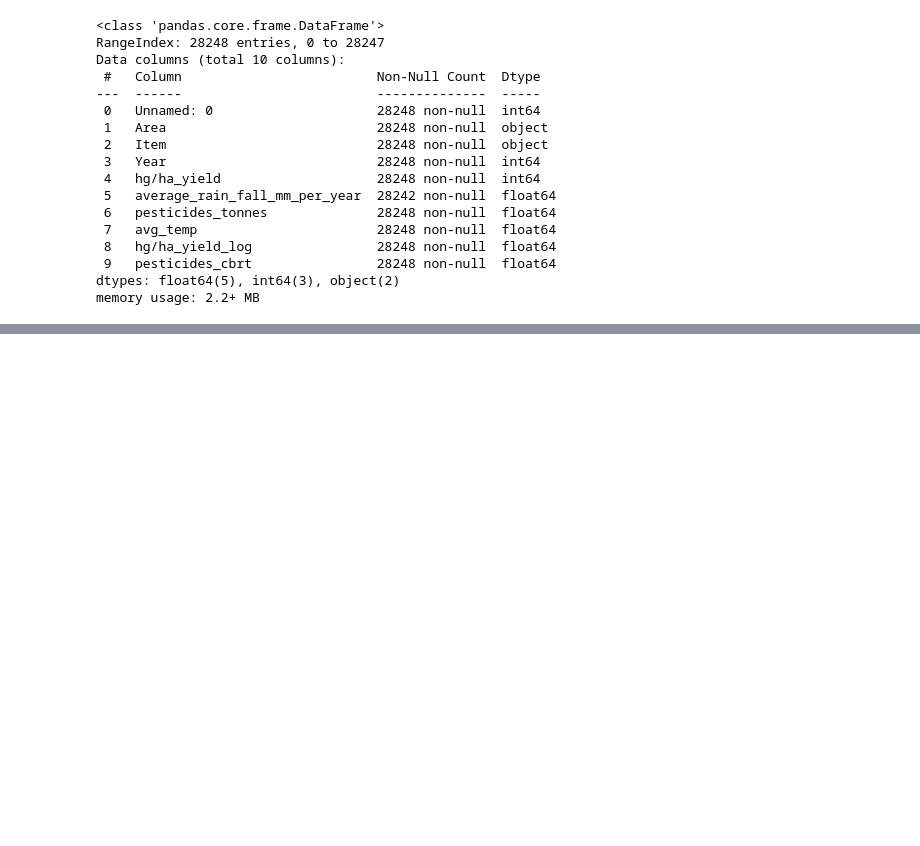
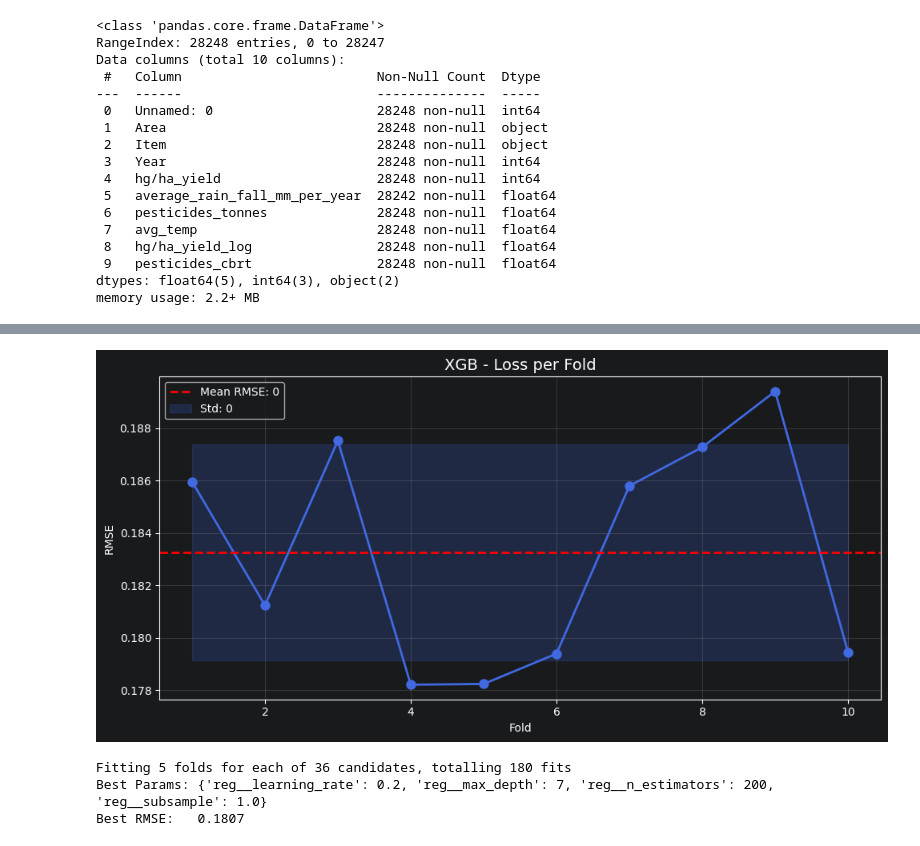
Before and after one commit to Mouryagna/Crop-Yield, a Jupyter notebook: Notebooks/train.ipynb, the cells around one changed output, grey strips where cells are left out. Saved outputs shown, nothing was run; the diff lists cells and outputs as text; code cells hidden in the pictures; blank space fills up the shorter version.

```diff
--- a/Notebooks/train.ipynb
+++ b/Notebooks/train.ipynb
@@ -45,0 +333,60 @@ x_train,x_test,y_train,y_test=train_test_split(x,y,test_size=0.2,random_state=42
+# %%
+from sklearn.model_selection import cross_val_score,KFold
+import matplotlib.pyplot as plt
+
+kf = KFold(n_splits=10, shuffle=True, random_state=42)
+
+scores = cross_val_score(
+    model3, x_train, y_train,
+    cv=kf,
+    scoring='neg_mean_squared_error'
+)
+rmse_scores = np.sqrt(-scores)
+
+plt.figure(figsize=(10, 5))
+plt.plot(range(1, 11), rmse_scores, marker='o',
+         color='royalblue', linewidth=2, markersize=8)
+plt.axhline(y=rmse_scores.mean(), color='red',
+            linestyle='--', linewidth=2,
+            label=f'Mean RMSE: {rmse_scores.mean():,.0f}')
+plt.fill_between(range(1, 11),
+                 rmse_scores.mean() - rmse_scores.std(),
+                 rmse_scores.mean() + rmse_scores.std(),
+                 alpha=0.2, color='royalblue',
+                 label=f'Std: {rmse_scores.std():,.0f}')
+plt.title('XGB - Loss per Fold', fontsize=14)
+plt.xlabel('Fold')
+plt.ylabel('RMSE')
+plt.legend()
+plt.grid(True, alpha=0.3)
+plt.tight_layout()
+plt.show()
+# %% [output]
+[figure, added]
+# %%
+from sklearn.model_selection import GridSearchCV
+
+param_grid = {
+    'reg__n_estimators': [100, 200],
+    'reg__max_depth': [3, 5, 7],
+    'reg__learning_rate': [0.01, 0.1, 0.2],
+    'reg__subsample': [0.8, 1.0]
+}
+
+grid_search = GridSearchCV(
+    model3,
+    param_grid,
+    cv=5,
+    scoring='neg_mean_squared_error',
+    n_jobs=-1,
+    verbose=1
+)
+
+grid_search.fit(x_train, y_train)
+
+print(f"Best Params: {grid_search.best_params_}")
+print(f"Best RMSE:   {np.sqrt(-grid_search.best_score_):.4f}")
+# %% [output]
+Fitting 5 folds for each of 36 candidates, totalling 180 fits
+Best Params: {'reg__learning_rate': 0.2, 'reg__max_depth': 7, 'reg__n_estimators': 200, 'reg__subsample': 1.0}
+Best RMSE:   0.1807
```
Also changed, not shown: parts of 25 cells of this notebook, 1 other file.
